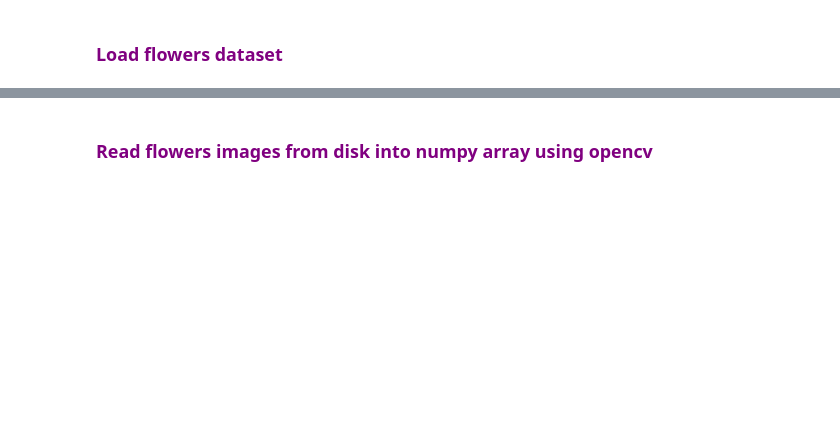
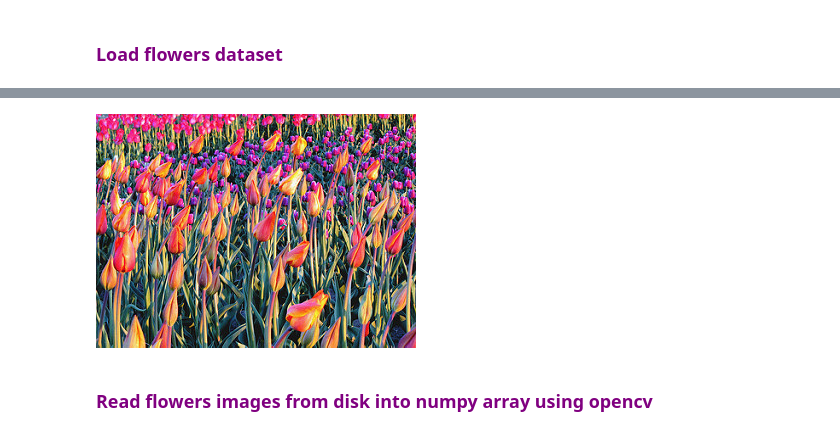
Before and after one commit to SudhanshuBlaze/Machine-Learning, a Jupyter notebook: 27. Transfer Learning.ipynb, the cells around one changed output, grey strips where cells are left out. Saved outputs shown, nothing was run; the diff lists cells and outputs as text; code cells hidden in the pictures; blank space fills up the shorter version.

```diff
--- a/27. Transfer Learning.ipynb
+++ b/27. Transfer Learning.ipynb
@@ -72,6 +118,8 @@ PIL.Image.open(str(roses[1]))
 # %%
 tulips = list(data_dir.glob('tulips/*'))
-PIL.Image.open(str(tulips[0]))
+Image.open(str(tulips[0]))
+# %% [output]
+[figure, added]
 # %% [markdown]
 <h3 style='color:purple'>Read flowers images from disk into numpy array using opencv</h3>
 # %%
```
Also changed, not shown: parts of 28 cells of this notebook.
